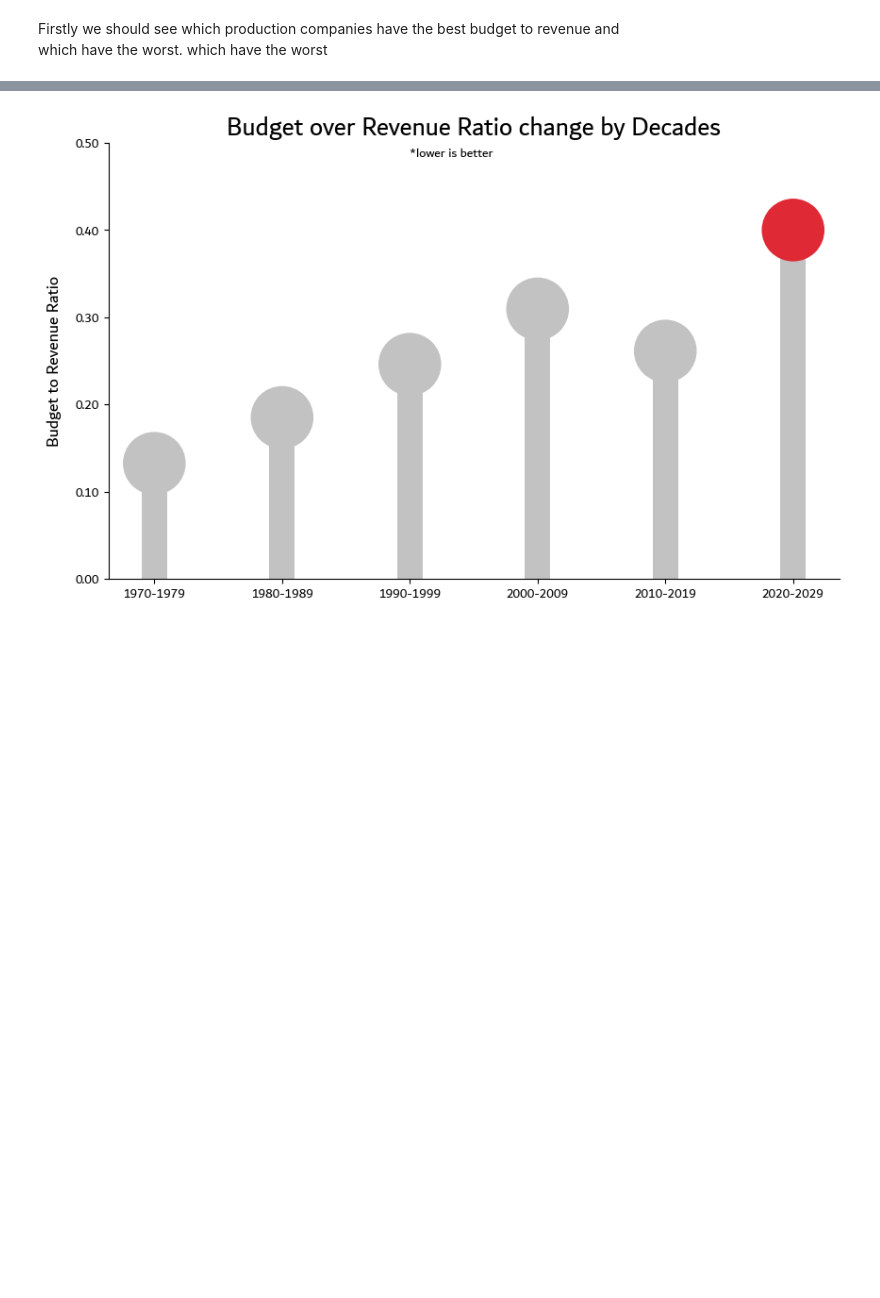
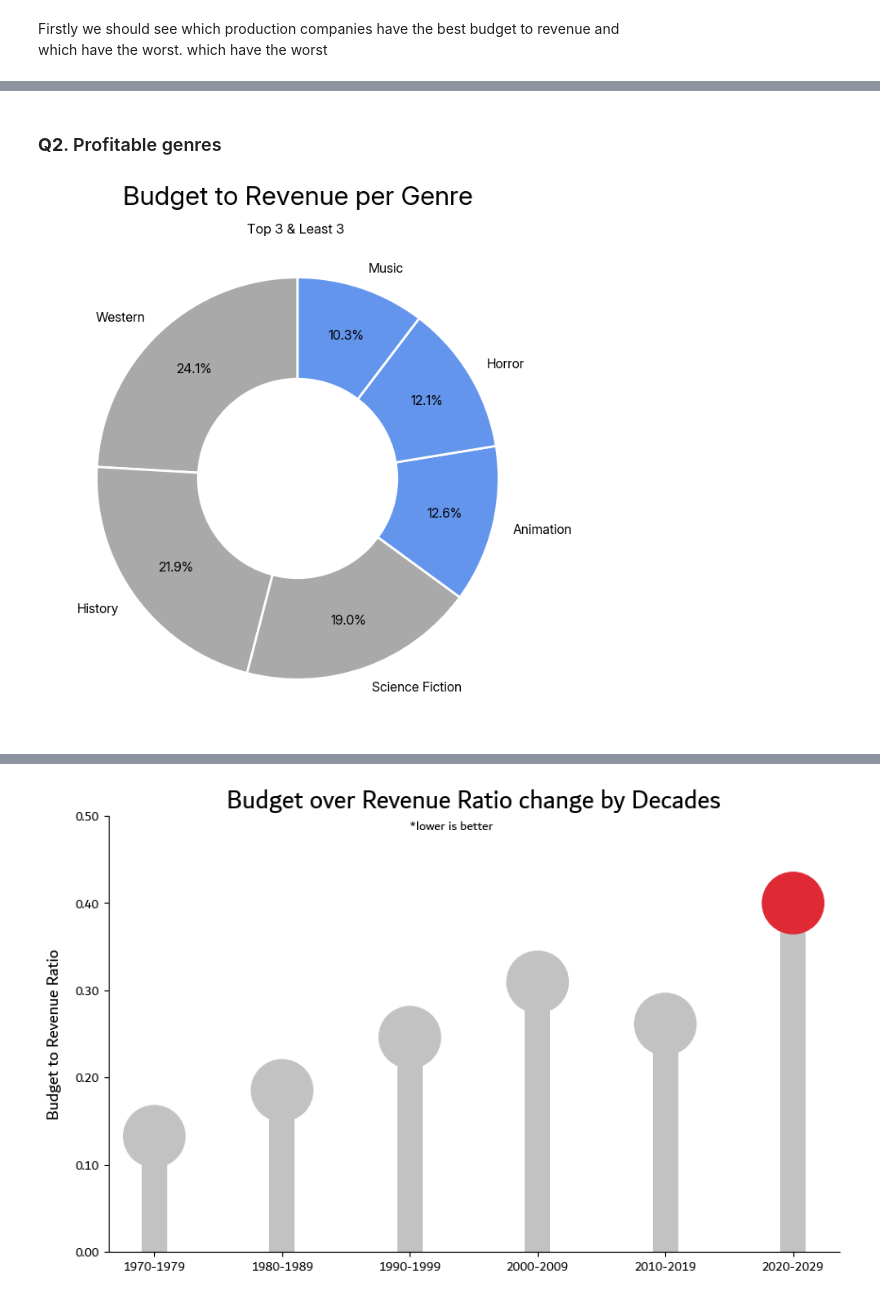
Before and after one commit to muabdalaleam/movies-analysis, a Jupyter notebook: notebooks/report.ipynb, the cells around one changed output, grey strips where cells are left out. Saved outputs shown, nothing was run; the diff lists cells and outputs as text; code cells hidden in the pictures; blank space fills up the shorter version.

```diff
--- a/notebooks/report.ipynb
+++ b/notebooks/report.ipynb
@@ -109,0 +148,49 @@ duckdb.sql("""
+# %% [markdown]
+### **Q2**. Profitable genres
+# %%
+data = duckdb.sql("""
+    SELECT genre,
+    MEDIAN(budget_to_revenue) AS budget_to_revenue,
+    SUM(occurance) AS occurances
+    FROM (
+        SELECT UNNEST(SPLIT(genres, ', ')) AS genre,
+            budget / revenue AS budget_to_revenue,
+            1 AS occurance
+        FROM df
+        WHERE ABS(budget_z_score)  < 3 AND
+              ABS(revenue_z_score) < 3
+    )
+    GROUP BY genre
+    HAVING occurances > 20
+    ORDER BY budget_to_revenue DESC
+""").df()
+
+data = pd.concat([data.iloc[:3], data.iloc[-3:]])
+
+fig, ax = plt.subplots()
+
+colors = ["darkgrey"]*3 + ["cornflowerblue"]*3
+
+ax.pie(
+    data["budget_to_revenue"],
+    labels=data["genre"],
+    autopct='%2.1f%%',
+    labeldistance=1.1,
+    startangle=90,
+    pctdistance=0.75,
+    wedgeprops={'edgecolor': 'white', 'linewidth': 2},
+    colors=colors,
+    textprops={'fontsize':11.5}
+)
+
+centre_circle = plt.Circle((0, 0), 0.5, fc='white')
+ax.add_artist(centre_circle)
+
+ax.set_title('Budget to Revenue per Genre', fontsize= 23, pad=20)
+ax.annotate(xy=(-0.25, 1.22), text='Top 3 & Least 3', fontsize=12)
+
+fig.set_size_inches(10, 8)
+
+plt.show()
+# %% [output]
+[figure, added]
```
Also changed, not shown: parts of 10 cells of this notebook.
